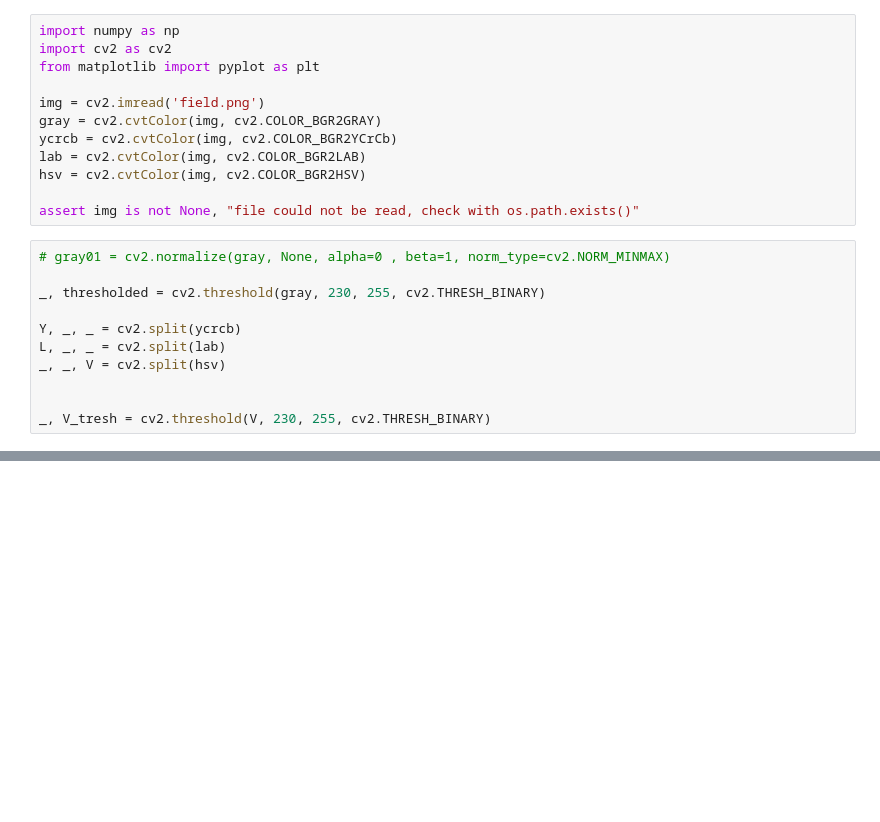
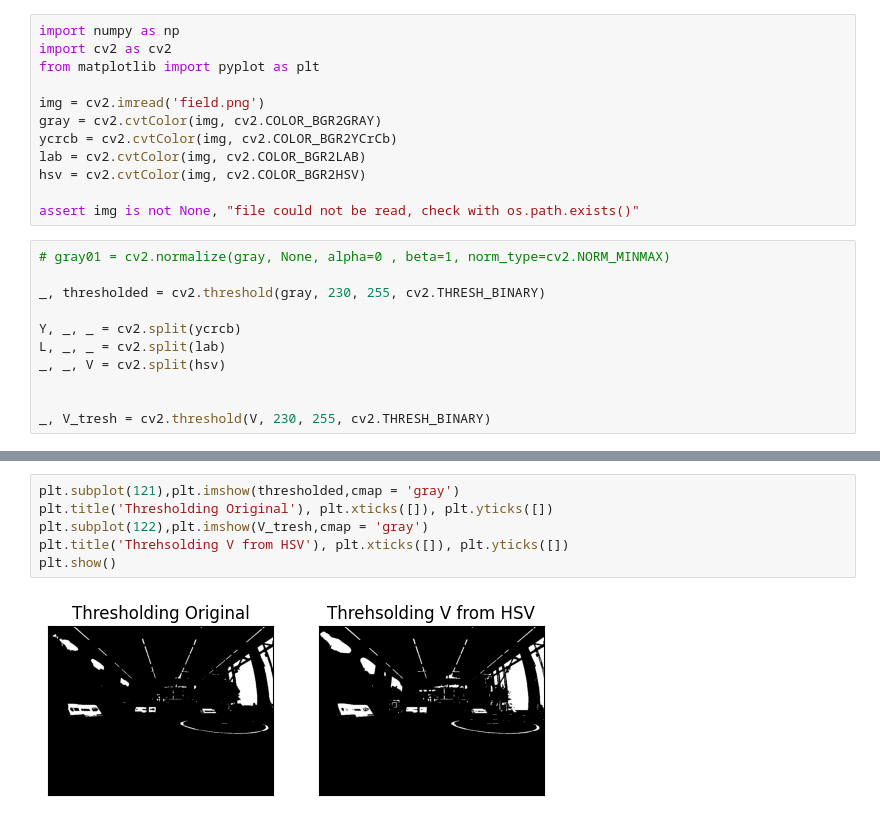
Before and after one commit to pvdklei/vfar_ws, a Jupyter notebook: edge.ipynb, the cells around one changed output, grey strips where cells are left out. Drawn from its saved outputs; the diff is of its cells as text; blank space fills up the shorter version.

```diff
--- a/edge.ipynb
+++ b/edge.ipynb
@@ -57,0 +68,8 @@ plt.subplot(236),plt.imshow(thresholded,cmap = 'gray')
+# %%
+plt.subplot(121),plt.imshow(thresholded,cmap = 'gray')
+plt.title('Thresholding Original'), plt.xticks([]), plt.yticks([])
+plt.subplot(122),plt.imshow(V_tresh,cmap = 'gray')
+plt.title('Threhsolding V from HSV'), plt.xticks([]), plt.yticks([])
+plt.show()
+# %% [output]
+[figure, added]
```
Also changed, not shown: parts of 4 cells of this notebook.
